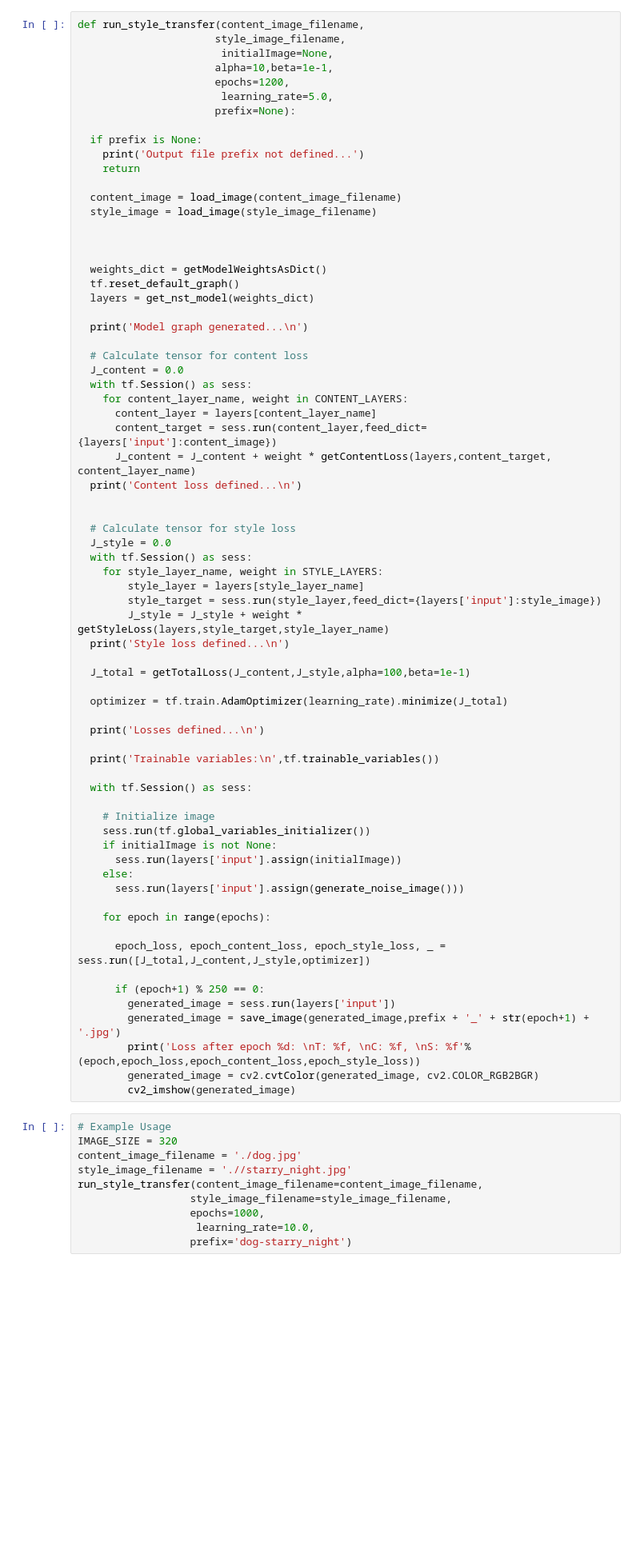
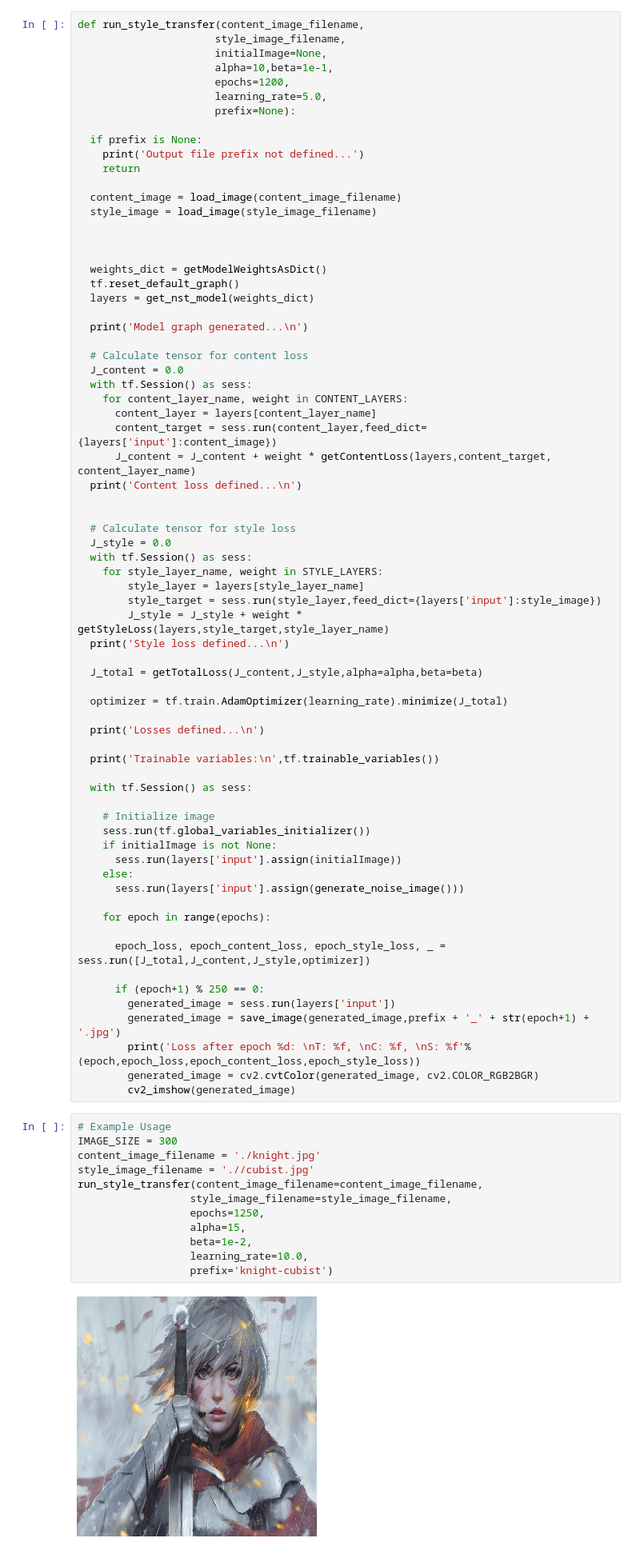
Before and after one commit to tusharsircar95/Iterative-Neural-Style-Transfer, a Jupyter notebook: Neural_Style_Transfer.ipynb, the cells around one changed output. Shown at 80% size. Cells and saved outputs as stored; diff of their text form; blank space fills up the shorter version.

```diff
--- a/Neural_Style_Transfer.ipynb
+++ b/Neural_Style_Transfer.ipynb
@@ -152,10 +152,10 @@ def generate_noise_image():
 # %%
 def run_style_transfer(content_image_filename,
                       style_image_filename,
-                       initialImage=None,
+                      initialImage=None,
                       alpha=10,beta=1e-1,
                       epochs=1200,
-                       learning_rate=5.0,
+                      learning_rate=5.0,
                       prefix=None):
 
   if prefix is None:
@@ -192,7 +192,7 @@ def run_style_transfer(content_image_filename,
         J_style = J_style + weight * getStyleLoss(layers,style_target,style_layer_name)
   print('Style loss defined...\n')
 
-  J_total = getTotalLoss(J_content,J_style,alpha=100,beta=1e-1)
+  J_total = getTotalLoss(J_content,J_style,alpha=alpha,beta=beta)
 
   optimizer = tf.train.AdamOptimizer(learning_rate).minimize(J_total)
 
@@ -221,11 +221,15 @@ def run_style_transfer(content_image_filename,
         cv2_imshow(generated_image)
 # %%
 # Example Usage
-IMAGE_SIZE = 320
-content_image_filename = './dog.jpg'
-style_image_filename = './/starry_night.jpg'
+IMAGE_SIZE = 300
+content_image_filename = './knight.jpg'
+style_image_filename = './/cubist.jpg'
 run_style_transfer(content_image_filename=content_image_filename,
                   style_image_filename=style_image_filename,
-                  epochs=1000,
-                   learning_rate=10.0,
-                  prefix='dog-starry_night')
+                  epochs=1250,
+                  alpha=15,
+                  beta=1e-2,
+                  learning_rate=10.0,
+                  prefix='knight-cubist')
+# %% [output]
+[figure, added]
```
Also changed, not shown: parts of 1 cell of this notebook.
